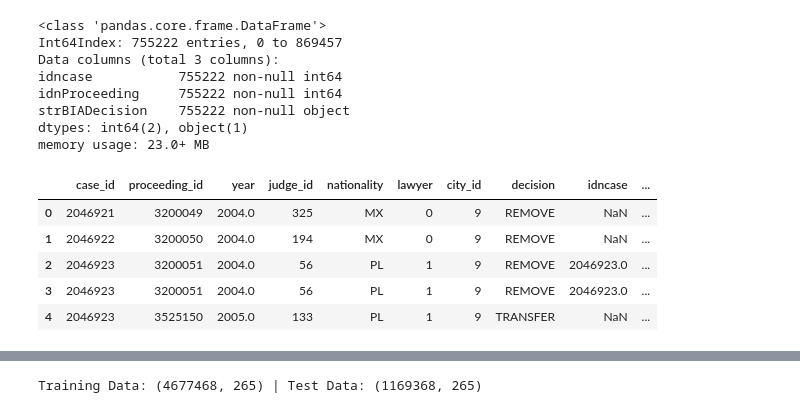
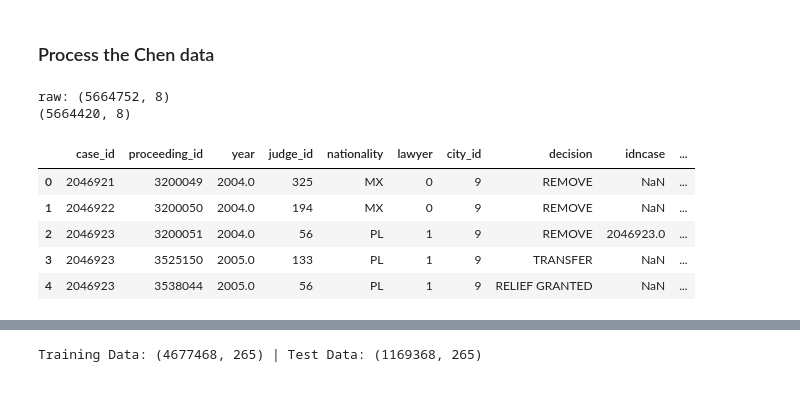
Before and after one commit to colinandrus/ml_course_project, a Jupyter notebook: notebooks/predict_appeal.ipynb, the cells around one changed output, grey strips where cells are left out. Saved outputs shown, nothing was run; the diff lists cells and outputs as text; code cells hidden in the pictures.

```diff
--- a/notebooks/predict_appeal.ipynb
+++ b/notebooks/predict_appeal.ipynb
@@ -2,7 +2,9 @@
 # import dependencies
 import numpy as np
 import pandas as pd
+import time
 from sklearn.ensemble import RandomForestClassifier
+from sklearn.linear_model import LogisticRegression
 from sklearn.model_selection import train_test_split
 from sklearn.metrics import roc_curve, auc, roc_auc_score, accuracy_score, log_loss, confusion_matrix
 from sklearn.pipeline import make_pipeline, Pipeline
@@ -17,6 +19,7 @@ if module_path not in sys.path:
 
 from processing_scripts import data_pipelines as dp
 pd.set_option('display.max_rows', 200)
+pd.set_option('display.max_columns', 100)
 %matplotlib inline
 
 # define folder where data resides
@@ -40,0 +48,39 @@ def create_dchen_subset():
+# %%
+# code lookup tables
+bia_appeal_category = pd.read_excel(os.path.join(DATAFOLDER, 'raw/BIA Appeal Data File code translations.xlsx'),
+                                    sheet_name='BIA Appeal Category', skip_footer=7)
+bia_appeal_type = pd.read_excel(os.path.join(DATAFOLDER, 'raw/BIA Appeal Data File code translations.xlsx'),
+                                sheet_name='BIA Appeal Type', skip_footer=3)
+bia_decision_type = pd.read_excel(os.path.join(DATAFOLDER, 'raw/BIA Appeal Data File code translations.xlsx'),
+                                  sheet_name='BIA decision type', skip_footer=2)
+bia_decision_code = pd.read_excel(os.path.join(DATAFOLDER, 'raw/BIA Appeal Data File code translations.xlsx'),
+                                  sheet_name='BIA decision code', skip_footer=2)
+# %%
+# main table
+tblAppeal = pd.read_csv(os.path.join(DATAFOLDER, 'raw/tblAppeal.csv'), low_memory=False)
+print("raw: " + str(tblAppeal.shape))
+tblAppeal = tblAppeal.merge(bia_appeal_category, how='left', left_on='strAppealCategory', right_on='Code')\
+                        .rename(columns={'Description': 'strAppealCategoryDesc'}).drop('Code', axis=1)\
+                        .merge(bia_appeal_type, how='left', left_on='strAppealType', right_on='Code')\
+                        .rename(columns={'Description': 'strAppealTypeDesc'}).drop('Code', axis=1)\
+                        .merge(bia_decision_code, how='left', left_on='strBIADecision', right_on='Code')\
+                        .rename(columns={'Description': 'strBIADecisionDesc'}).drop('Code', axis=1)\
+                        .merge(bia_decision_type, how='left', left_on='strBIADecisionType', right_on='Code')\
+                        .rename(columns={'Description': 'strBIADecisionTypeDesc'}).drop('Code', axis=1)
+print("post merge: " + str(tblAppeal.shape))
+# drop appeals with no case number, proceeding number, or decision
+tblAppeal.dropna(subset=['idncase', 'idnProceeding', 'strBIADecision'], inplace=True)
+tblAppeal = tblAppeal[tblAppeal['idnProceeding'] != 0] # drop zeros
+print(tblAppeal.shape)
+tblAppeal = tblAppeal[['idncase', 'idnProceeding', 'strBIADecision', 'strAppealTypeDesc',
+                      'strAppealCategoryDesc']]
+print(tblAppeal.shape)
+# convert indexes to integers
+tblAppeal['idncase'] = tblAppeal['idncase'].astype(int)
+tblAppeal['idnProceeding'] = tblAppeal['idnProceeding'].astype(int)
+
+# filter relevant appeal types
+selected_appeal_types = ['Appeal of IJ MTR', 'Case Appeal', 'Circuit Court Remand', 'Interlocutory Appeal', 'MTR BIA']
+appeals_in_scope = tblAppeal[tblAppeal['strAppealTypeDesc'].isin(selected_appeal_types)]
+print("in scope appeals: " + str(appeals_in_scope.shape))
+appeals_in_scope.head()
@@ -41,23 +284,15 @@ def create_dchen_subset():
+# %% [markdown]
+### Process the Chen data
 # %%
-# main table
-tblAppeal = pd.read_csv(os.path.join(DATAFOLDER, 'raw/tblAppeal.csv'), low_memory=False)
-
-# drop appeals with no case number, proceeding number, or decision
-tblAppeal.dropna(subset=['idncase', 'idnProceeding', 'strBIADecision'], inplace=True)
-tblAppeal = tblAppeal[tblAppeal['idnProceeding'] != 0] # drop zeros
-
-tblAppeal = tblAppeal[['idncase', 'idnProceeding', 'strBIADecision']]
-
+dchen_df = pd.read_csv(os.path.join(DATAFOLDER, 'final_subset.csv'), low_memory=False)
+print("raw: " + str(dchen_df.shape))
+# drop records with no case number, proceeding number, or decision
+dchen_df.dropna(subset=['case_id', 'proceeding_id', 'decision'], inplace=True)
+dchen_df = dchen_df[dchen_df['proceeding_id'] != 0] # drop zeros
+print(dchen_df.shape)
 # convert indexes to integers
-tblAppeal['idncase'] = tblAppeal['idncase'].astype(int)
-tblAppeal['idnProceeding'] = tblAppeal['idnProceeding'].astype(int)
-tblAppeal.info()
+dchen_df['case_id'] = dchen_df['case_id'].astype(int)
+dchen_df['proceeding_id'] = dchen_df['proceeding_id'].astype(int)
 # %% [output]
-<class 'pandas.core.frame.DataFrame'>
-Int64Index: 755222 entries, 0 to 869457
-Data columns (total 3 columns):
-idncase           755222 non-null int64
-idnProceeding     755222 non-null int64
-strBIADecision    755222 non-null object
-dtypes: int64(2), object(1)
-memory usage: 23.0+ MB
+raw: (5664752, 8)
+(5664420, 8)
@@ -74,12 +299,12 @@ dchen_df['proceeding_id'] = dchen_df['proceeding_id'].astype(int)
 # %%
-dchen_with_appeals = dchen_df.merge(tblAppeal, how='left',
+dchen_with_appeals = dchen_df.merge(appeals_in_scope, how='left',
                                     left_on=['case_id', 'proceeding_id'],
                                     right_on=['idncase', 'idnProceeding'])
 dchen_with_appeals.head(5)
 # %% [output]
 |  | case_id | proceeding_id | year | judge_id | nationality | lawyer | city_id | decision | idncase | ... |
 | 0 | 2046921 | 3200049 | 2004.0 | 325 | MX | 0 | 9 | REMOVE | NaN | ... |
 | 1 | 2046922 | 3200050 | 2004.0 | 194 | MX | 0 | 9 | REMOVE | NaN | ... |
 | 2 | 2046923 | 3200051 | 2004.0 | 56 | PL | 1 | 9 | REMOVE | 2046923.0 | ... |
-| 3 | 2046923 | 3200051 | 2004.0 | 56 | PL | 1 | 9 | REMOVE | 2046923.0 | ... |
-| 4 | 2046923 | 3525150 | 2005.0 | 133 | PL | 1 | 9 | TRANSFER | NaN | ... |
+| 3 | 2046923 | 3525150 | 2005.0 | 133 | PL | 1 | 9 | TRANSFER | NaN | ... |
+| 4 | 2046923 | 3538044 | 2005.0 | 56 | PL | 1 | 9 | RELIEF GRANTED | NaN | ... |
```
Also changed, not shown: parts of 21 cells of this notebook.
